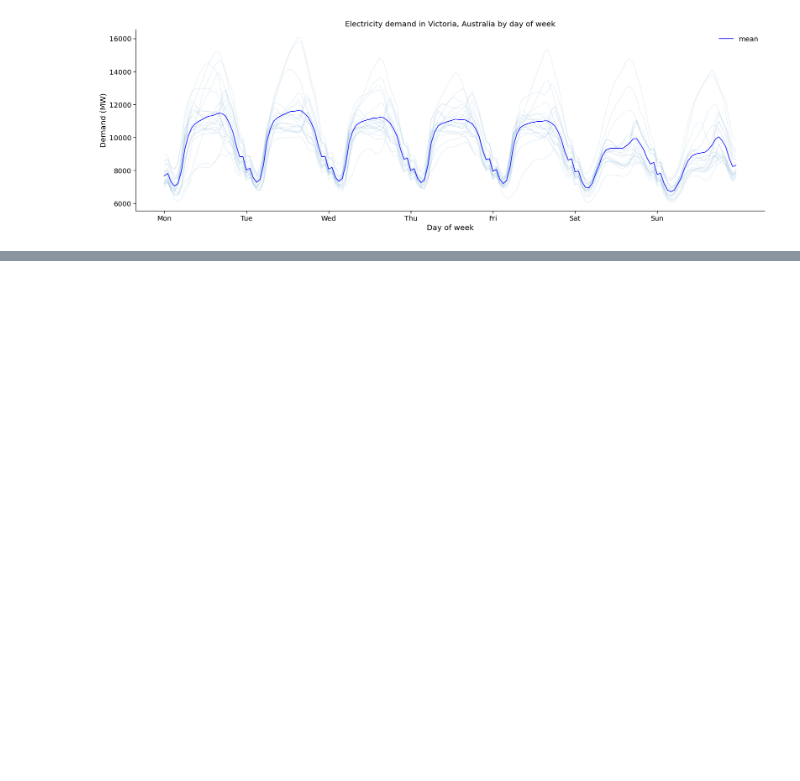
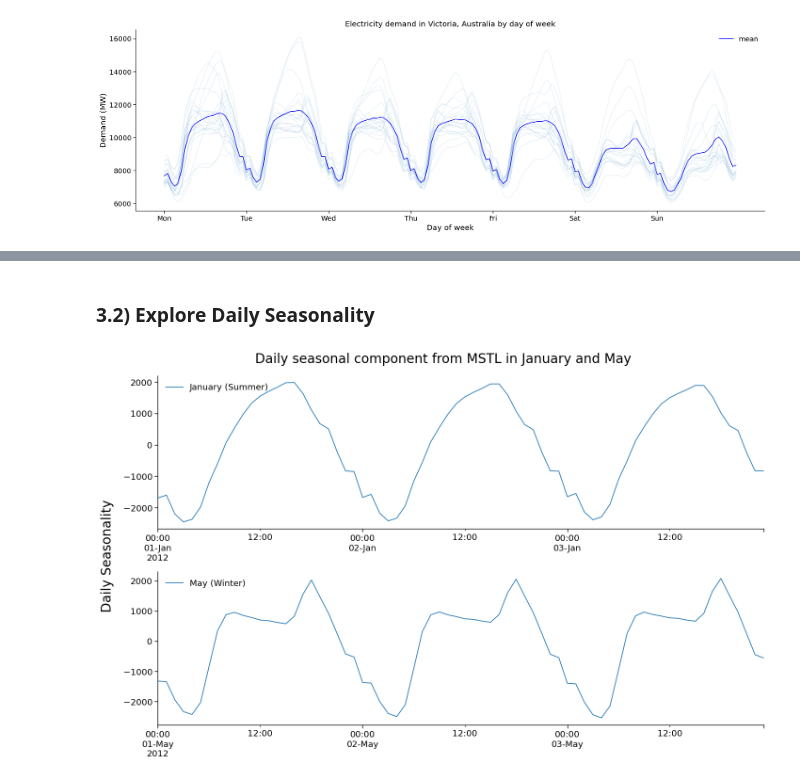
Before and after one commit to razielar/feature_engineering_ts_forecasting, a Jupyter notebook: 03_time_series_decomposition/06-MSTL-decomposition.ipynb, the cells around one changed output, grey strips where cells are left out. Cells and saved outputs as stored; diff of their text form; code cells hidden in the pictures; blank space fills up the shorter version.

```diff
--- a/03_time_series_decomposition/06-MSTL-decomposition.ipynb
+++ b/03_time_series_decomposition/06-MSTL-decomposition.ipynb
@@ -172,0 +246,27 @@ plt.tight_layout()
+# %% [markdown]
+### 3.2) Explore Daily Seasonality
+# %%
+NUM_DAYS = 3
+
+fig, ax = plt.subplots(nrows=2, figsize=[14, 9])
+ax = ax.flatten()
+
+# January
+res.seasonal["seasonal_24"].iloc[:24*NUM_DAYS].plot(ax=ax[0], label="January (Summer)", legend=True)
+ax[0].set_xlabel(None)
+ax[0].set_ylabel(None)
+ax[0].legend(loc="upper left", frameon=False)
+
+# May
+mask = res.seasonal.index.month == 5
+res.seasonal[mask]["seasonal_24"].iloc[: 24*NUM_DAYS].plot(ax=ax[1], label="May (Winter)", legend=True)
+ax[1].set_ylabel(None)
+ax[1].set_xlabel(None)
+ax[1].legend(loc="upper left", frameon=False)
+
+fig.suptitle("Daily seasonal component from MSTL in January and May", fontsize=20)
+fig.text(-0.02, 0.5, "Daily Seasonality", va="center", rotation="vertical", fontsize=20)
+
+plt.tight_layout()
+# %% [output]
+[figure, added]
```
Also changed, not shown: parts of 10 cells of this notebook.
